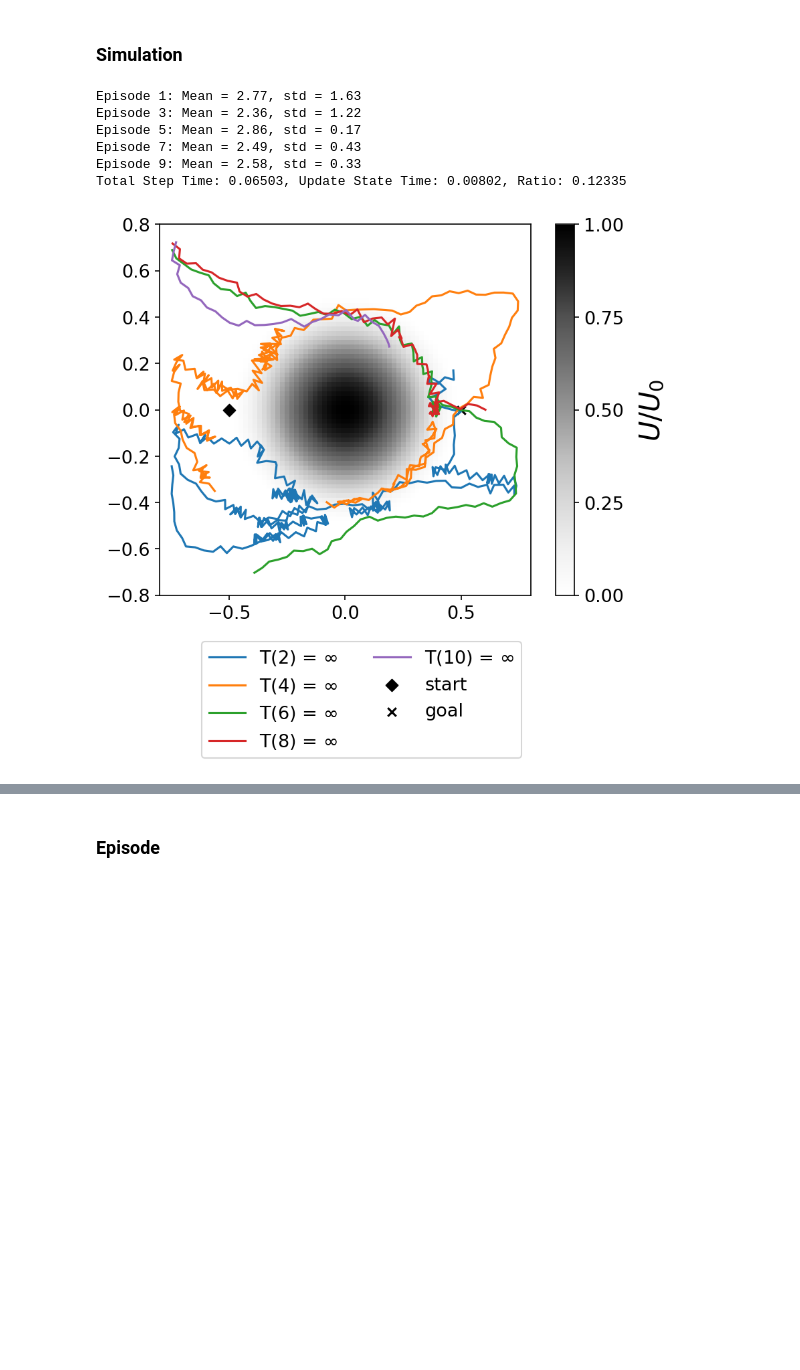
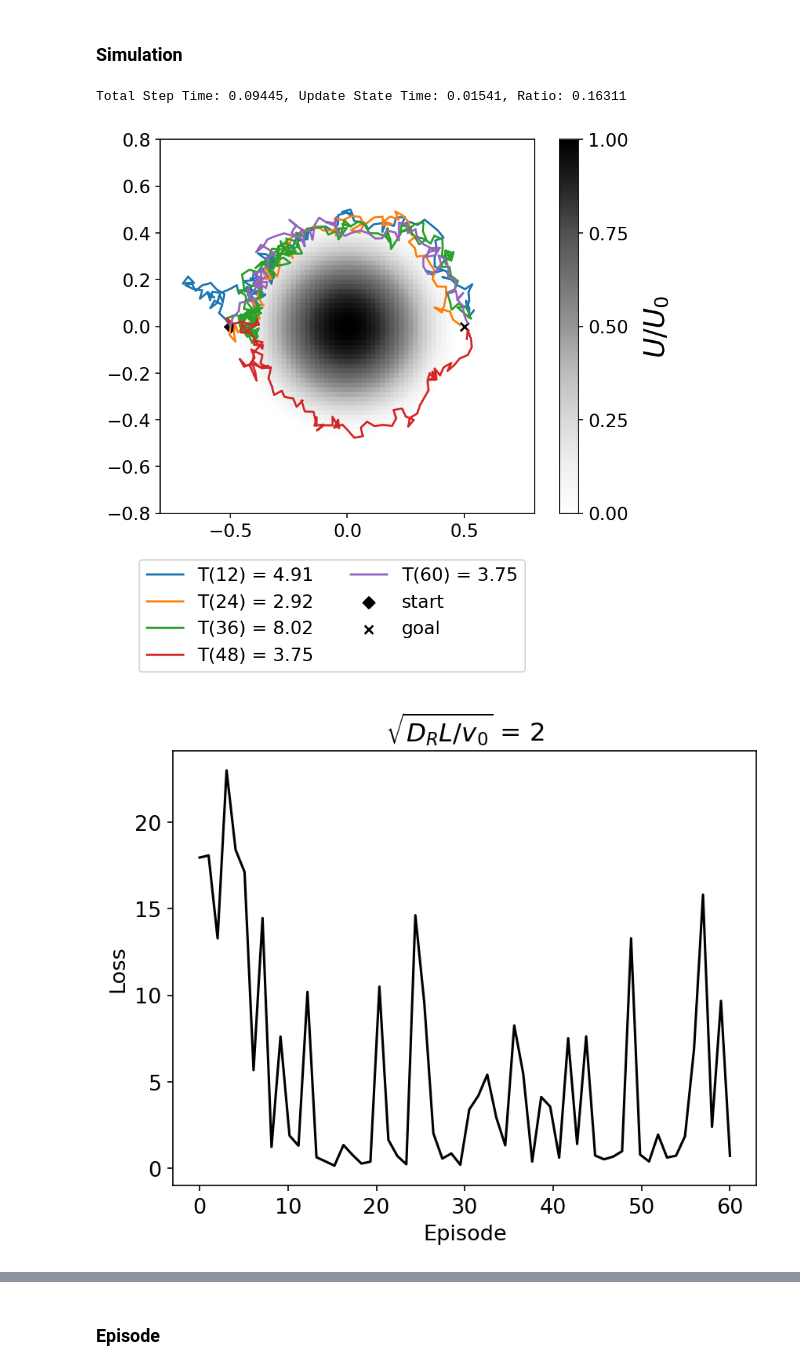
Before and after one commit to EvanderCorvus/ActorCritic-Simulation, a Jupyter notebook: simulation.ipynb, the cells around one changed output, grey strips where cells are left out. Drawn from its saved outputs; the diff is of its cells as text; code cells hidden in the pictures; blank space fills up the shorter version.

Commit message:
actor has become an autoencoder and it WORKS

```diff
--- a/simulation.ipynb
+++ b/simulation.ipynb
@@ -21,20 +21,21 @@ tr.set_default_tensor_type(tr.FloatTensor)
 # %%
 # ---------------- Training -------------------
 runs = 1
-max_episodes = 10
-max_steps = 300
-batch_size = 512
-target_model_update = 2
+max_episodes = 60
+max_steps = 400
+batch_size = 1024
+target_model_update = max_episodes//10
 gamma_discount = 0.8
 learning_rate = 0.01
 learning_rate_decay = 0.5
 
 # ---------------- Environment  ----------------
 # Time step size
-dt = 0.04
+dt = 0.0375
 # Target position
 target = [0.5,0]
-target_deviation = 0.01
+#wait isnt this like way to small?
+target_deviation = 0.05
 target_area = [[target[0]-target_deviation,target[0]+target_deviation],
                [target[1]-target_deviation,target[1]+target_deviation]]
 char_length = 2
@@ -44,6 +45,7 @@ U0 = 0.4
 # ---------------- Agent ----------------------
 lstm_hidden_size = 0
 hidden_dims = 32
+kl_beta = 1
 
 # ---------------- Other ----------------------
 plt.rcParams.update({'font.size': 13})
@@ -150,13 +161,14 @@ def train_simulation(hidden_dims):
     #Perform a Run
     for i in range(max_episodes):
         #initialize in random positions:
-        x_initial = tr.empty(batch_size).to(device).uniform_(-0.75,0.75)
-        y_initial = tr.empty(batch_size).to(device).uniform_(-0.75,0.75)
+        x_initial = -0.5*tr.ones(batch_size).to(device)#tr.empty(batch_size).to(device).uniform_(-0.75,0.75)
+        y_initial = tr.zeros(batch_size).to(device)#tr.empty(batch_size).to(device).uniform_(-0.75,0.75)
 
-        states, success_batch_index, actions = train_episode(actor, critic, target_actor, target_critic, x_initial, y_initial, optimizer)
+        states, success_batch_index, actions, losses = train_episode(actor, critic, target_actor, target_critic, x_initial, y_initial, optimizer)
         # sucess_batch_indexes.append(success_batch_index)
+        total_mean_losses.append(losses)
         if i%(max_episodes//5) == max_episodes//5-1:
-            print(f'Episode {i}: Mean = {np.round(np.mean(actions),2)}, std = {np.round(np.std(actions),2)}')
+            # print(f'Episode {i}: Mean = {np.round(np.mean(actions),2)}, std = {np.round(np.std(actions),2)}')
             x_path = states[:,:, 0]
             y_path = states[:,:, 1]
             x = x_path[:,success_batch_index].detach().to('cpu').numpy()
@@ -165,21 +177,18 @@ def train_simulation(hidden_dims):
             y_paths.append(y)
             scheduler.step()
         # total_mean_losses.append(losses)
-    return actor,x_paths, y_paths
+    return actor,x_paths, y_paths, total_mean_losses
 # %%
-actor, x_paths, y_paths = train_simulation(hidden_dims)
+actor, x_paths, y_paths, total_mean_losses = train_simulation(hidden_dims)
 print(f'Total Step Time: {np.round(np.mean(total_time),5)}, Update State Time: {np.round(np.mean(update_state_time),5)}, Ratio: {np.round(np.mean(update_state_time)/np.mean(total_time),5)}')
 # %% [output]
-Episode 1: Mean = 2.77, std = 1.63
-Episode 3: Mean = 2.36, std = 1.22
-Episode 5: Mean = 2.86, std = 0.17
-Episode 7: Mean = 2.49, std = 0.43
-Episode 9: Mean = 2.58, std = 0.33
-Total Step Time: 0.06503, Update State Time: 0.00802, Ratio: 0.12335
+Total Step Time: 0.09445, Update State Time: 0.01541, Ratio: 0.16311
 # %%
 plot_epoch(x_paths, y_paths, max_steps, max_episodes, dt, U0)
+plot_simulation_data(total_mean_losses,max_episodes, char_length)
 # %% [output]
-[figure, old version]
+[figure, new version]
+[figure, added]
 # %%
 # X = np.linspace(0,max_episodes,max_episodes)
 # plt.plot(X,total_mean_losses)
```
Also changed, not shown: parts of 8 cells of this notebook, 4 other files.
